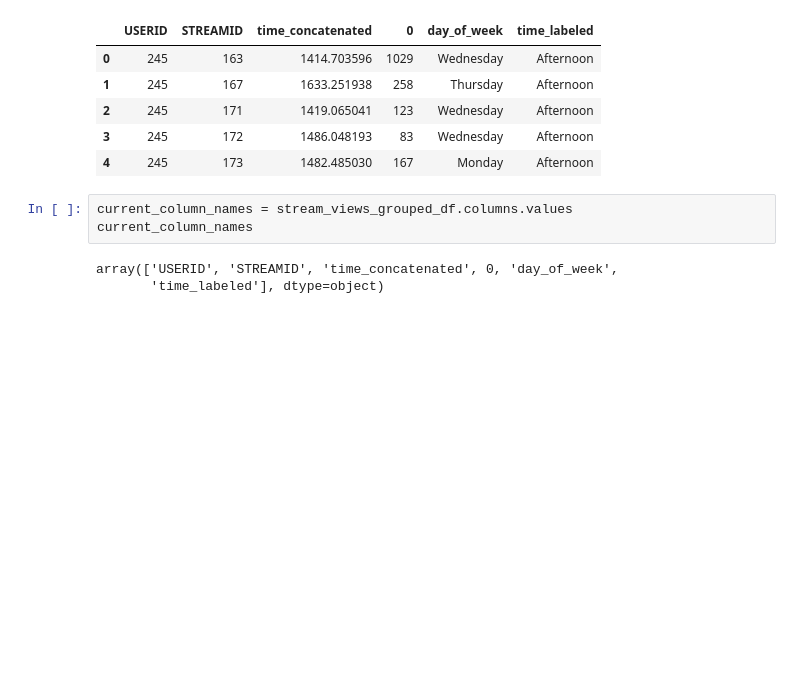
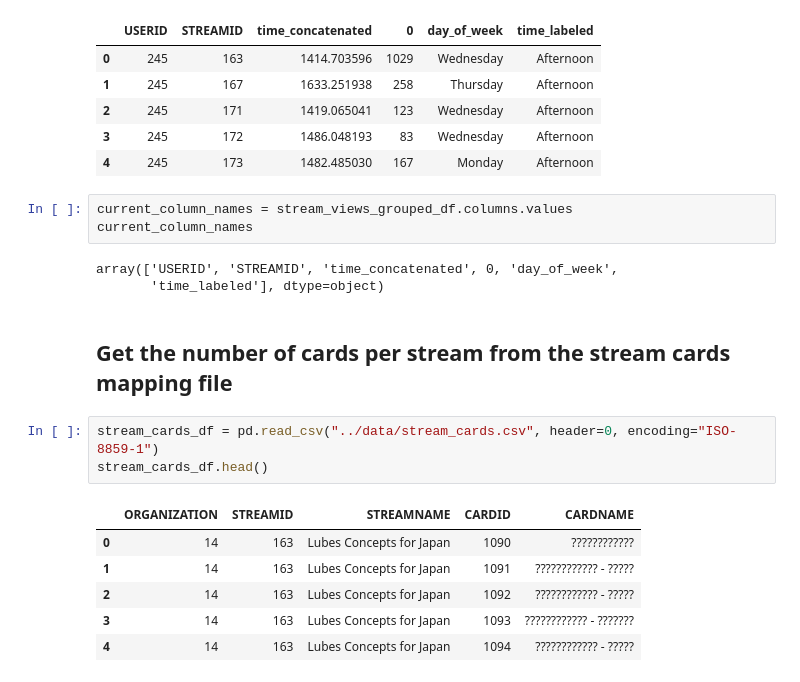
Before and after one commit to ace-racer/ContextualRecommender, a Jupyter notebook: hybird_recommender/exploration/Process raw stream views.ipynb, the cells around one changed output. Cells and saved outputs as stored; diff of their text form; blank space fills up the shorter version.

```diff
--- a/hybird_recommender/exploration/Process raw stream views.ipynb
+++ b/hybird_recommender/exploration/Process raw stream views.ipynb
@@ -263,3 +263,15 @@ current_column_names
 # %% [output]
 array(['USERID', 'STREAMID', 'time_concatenated', 0, 'day_of_week',
        'time_labeled'], dtype=object)
+# %% [markdown]
+## Get the number of cards per stream from the stream cards mapping file
+# %%
+stream_cards_df = pd.read_csv("../data/stream_cards.csv", header=0, encoding="ISO-8859-1")
+stream_cards_df.head()
+# %% [output]
+|  | ORGANIZATION | STREAMID | STREAMNAME | CARDID | CARDNAME |
+| 0 | 14 | 163 | Lubes Concepts for Japan | 1090 | ???????????? |
+| 1 | 14 | 163 | Lubes Concepts for Japan | 1091 | ???????????? - ????? |
+| 2 | 14 | 163 | Lubes Concepts for Japan | 1092 | ???????????? - ????? |
+| 3 | 14 | 163 | Lubes Concepts for Japan | 1093 | ???????????? - ??????? |
+| 4 | 14 | 163 | Lubes Concepts for Japan | 1094 | ???????????? - ????? |
```
Also changed, not shown: parts of 13 cells of this notebook, 1 other file.
